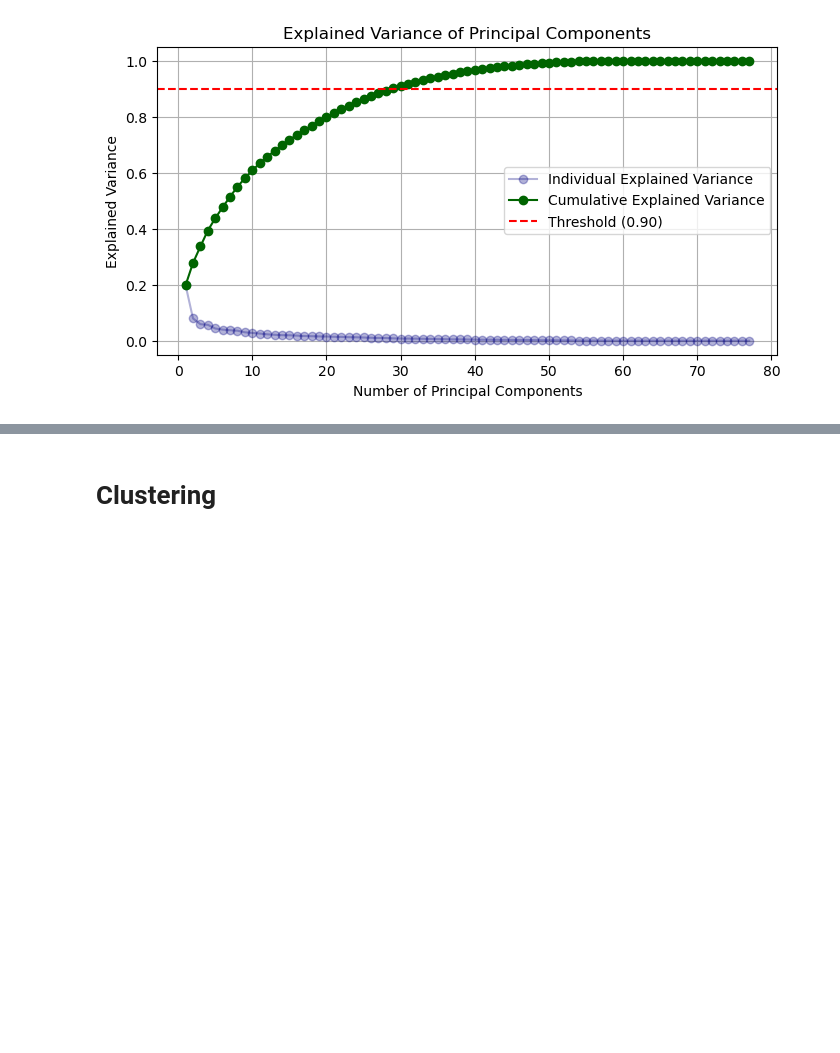
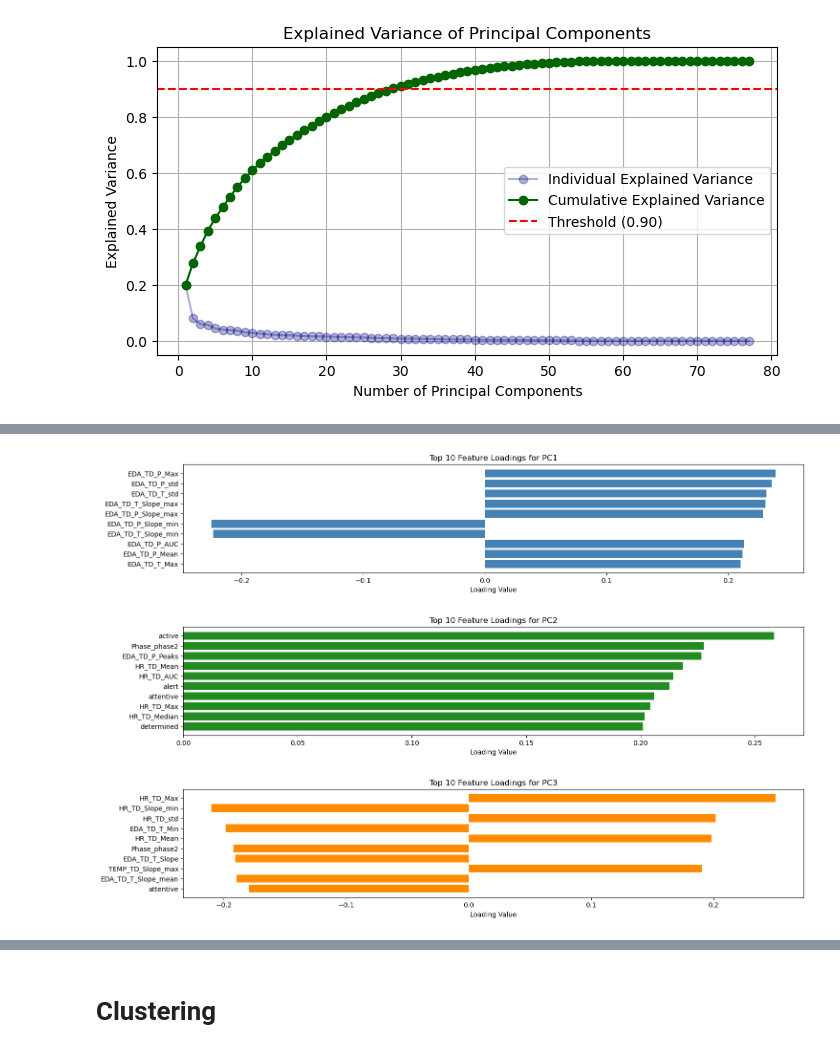
Before and after one commit to LuisMartindelCerro/CDA_case2, a Jupyter notebook: Python/initial_Data_Exploration.ipynb, the cells around one changed output, grey strips where cells are left out. Drawn from its saved outputs; the diff is of its cells as text; code cells hidden in the pictures; blank space fills up the shorter version.

```diff
--- a/Python/initial_Data_Exploration.ipynb
+++ b/Python/initial_Data_Exploration.ipynb
@@ -241,20 +272,64 @@ loadings_df = pd.DataFrame(loadings.T, columns=[f'PC{i+1}' for i in range(loadin
 
 # Get loadings for PC1 sorted by absolute value
 pc1_loadings = loadings_df['PC1'].abs().sort_values(ascending=False)
-print("Top features contributing to PC1 (absolute loadings):")
-print(pc1_loadings.head(10)) # Display top 10 features
+print("Top 10 features contributing to PC1:")
+for feature, loading in pc1_loadings.head(10).items():
+    print(f"{feature}: {loading:.4f} ({loadings_df.loc[feature, 'PC1']:.4f})")
 
-print("\n" + "="*30 + "\n") # Separator
+print("\n" + "="*50 + "\n") # Separator
 
 # Get loadings for PC2 sorted by absolute value
 pc2_loadings = loadings_df['PC2'].abs().sort_values(ascending=False)
-print("Top features contributing to PC2 (absolute loadings):")
-print(pc2_loadings.head(10)) # Display top 10 features
+print("Top 10 features contributing to PC2:")
+for feature, loading in pc2_loadings.head(10).items():
+    print(f"{feature}: {loading:.4f} ({loadings_df.loc[feature, 'PC2']:.4f})")
 
-# You can also view the actual loadings (positive/negative) for the top features
-print("\nActual loadings for top PC1 features:")
-print(loadings_df.loc[pc1_loadings.head(10).index, 'PC1'])
+print("\n" + "="*50 + "\n") # Separator
 
-print("\nActual loadings for top PC2 features:")
-print(loadings_df.loc[pc2_loadings.head(10).index, 'PC2'])
+# Get loadings for PC3 sorted by absolute value
+pc3_loadings = loadings_df['PC3'].abs().sort_values(ascending=False)
+print("Top 10 features contributing to PC3:")
+for feature, loading in pc3_loadings.head(10).items():
+    print(f"{feature}: {loading:.4f} ({loadings_df.loc[feature, 'PC3']:.4f})")
+
+# Create visualizations of the top loadings
+plt.figure(figsize=(15, 10))
+
+# PC1 loadings
+plt.subplot(3, 1, 1)
+top_features_pc1 = pc1_loadings.head(10).index
+# Get actual values for these features
+pc1_values = loadings_df.loc[top_features_pc1, 'PC1']
+# Sort by absolute values (descending)
+sorted_indices = pc1_values.abs().sort_values(ascending=True).index
+plt.barh(sorted_indices, pc1_values[sorted_indices], color='steelblue')
+plt.title('Top 10 Feature Loadings for PC1', fontsize=12)
+plt.xlabel('Loading Value')
+plt.tight_layout()
+
+# PC2 loadings
+plt.subplot(3, 1, 2)
+top_features_pc2 = pc2_loadings.head(10).index
+# Get actual values for these features
+pc2_values = loadings_df.loc[top_features_pc2, 'PC2']
+# Sort by absolute values (descending)
+sorted_indices = pc2_values.abs().sort_values(ascending=True).index
+plt.barh(sorted_indices, pc2_values[sorted_indices], color='forestgreen')
+plt.title('Top 10 Feature Loadings for PC2', fontsize=12)
+plt.xlabel('Loading Value')
+plt.tight_layout()
+
+# PC3 loadings
+plt.subplot(3, 1, 3)
+top_features_pc3 = pc3_loadings.head(10).index
+# Get actual values for these features
+pc3_values = loadings_df.loc[top_features_pc3, 'PC3']
+# Sort by absolute values (descending)
+sorted_indices = pc3_values.abs().sort_values(ascending=True).index
+plt.barh(sorted_indices, pc3_values[sorted_indices], color='darkorange')
+plt.title('Top 10 Feature Loadings for PC3', fontsize=12)
+plt.xlabel('Loading Value')
+plt.tight_layout()
+
+plt.subplots_adjust(hspace=0.5)
 # %% [output]
@@ -277,0 +353 @@ Name: PC2, dtype: float64
+[figure, added]
```
Also changed, not shown: parts of 14 cells of this notebook, 3 other files.
